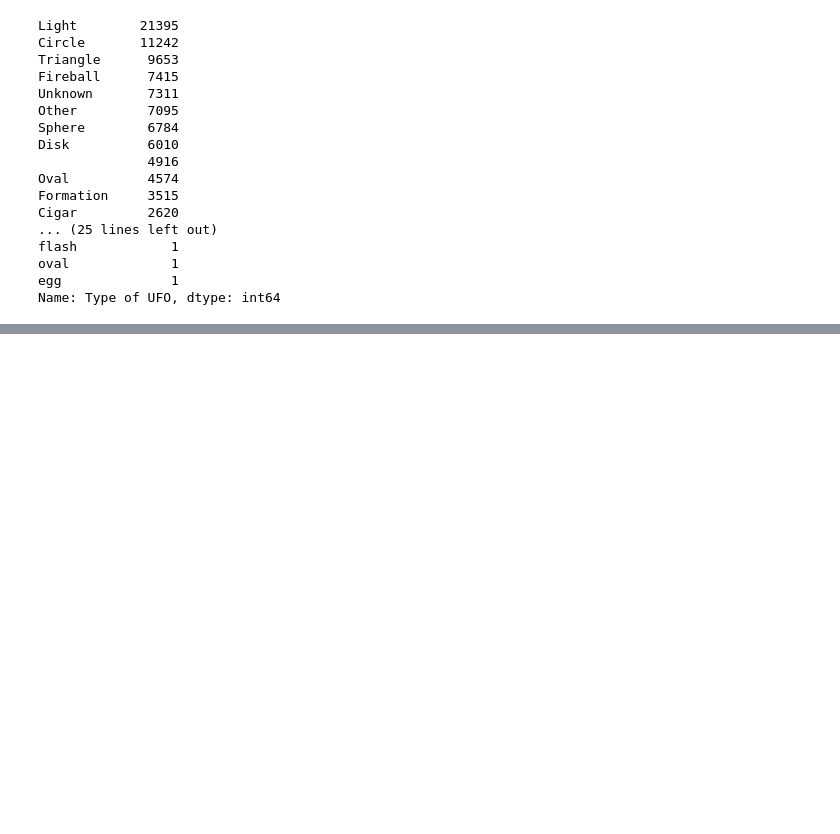
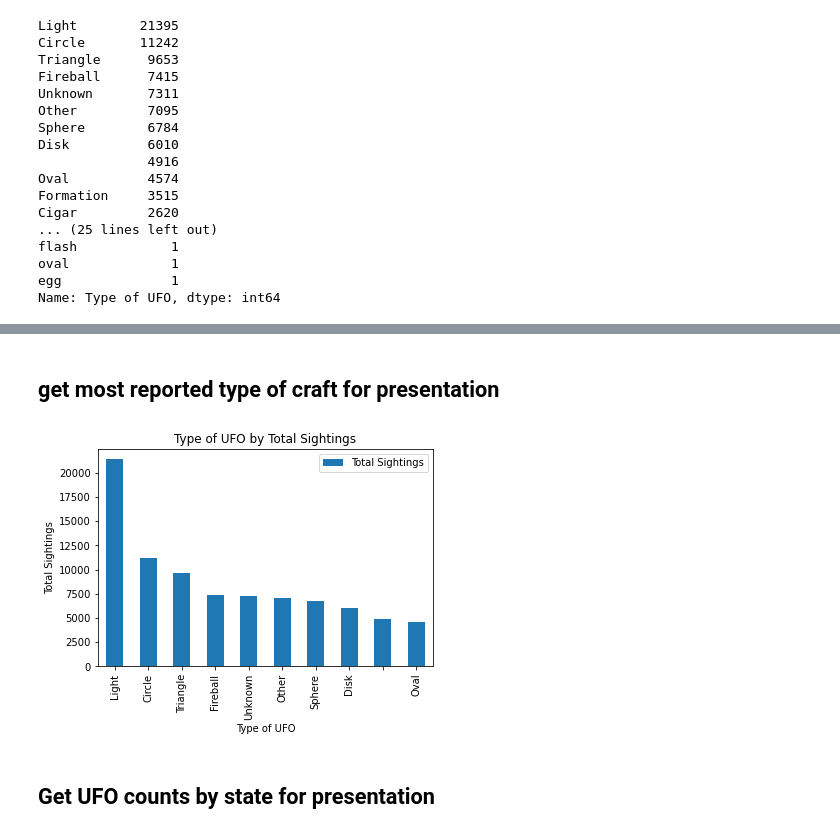
Before and after one commit to ColinSandidge/capstone, a Jupyter notebook: UFO_webscrape.ipynb, the cells around one changed output, grey strips where cells are left out. Saved outputs shown, nothing was run; the diff lists cells and outputs as text; code cells hidden in the pictures; blank space fills up the shorter version.

Commit message:
capstone push

```diff
--- a/UFO_webscrape.ipynb
+++ b/UFO_webscrape.ipynb
@@ -522,0 +498,21 @@ Name: Type of UFO, dtype: int64
+# %% [markdown]
+##  get most reported type of craft for presentation
+# %%
+top10reported = df['Type of UFO'].value_counts().head(10)
+# %%
+top10reported = top10reported.to_frame()
+# %%
+top10reported = top10reported.reset_index()
+# %%
+top10reported = top10reported.rename(columns={'index' : 'Type of UFO', 'Type of UFO' : 'Total Sightings'})
+# %%
+top10reported.plot.bar(x = 'Type of UFO', y = 'Total Sightings')
+plt.title('Type of UFO by Total Sightings')
+plt.xlabel('Type of UFO')
+plt.ylabel('Total Sightings')
+plt.savefig('../capstone/data/totalsightingsbytype.png', transparent = True, bbox_inches = 'tight', edgecolor = 'w')
+plt.show()
+# %% [output]
+[figure, added]
+# %% [markdown]
+##  Get UFO counts by state for presentation
```
Also changed, not shown: parts of 63 cells of this notebook, 1 other file.
